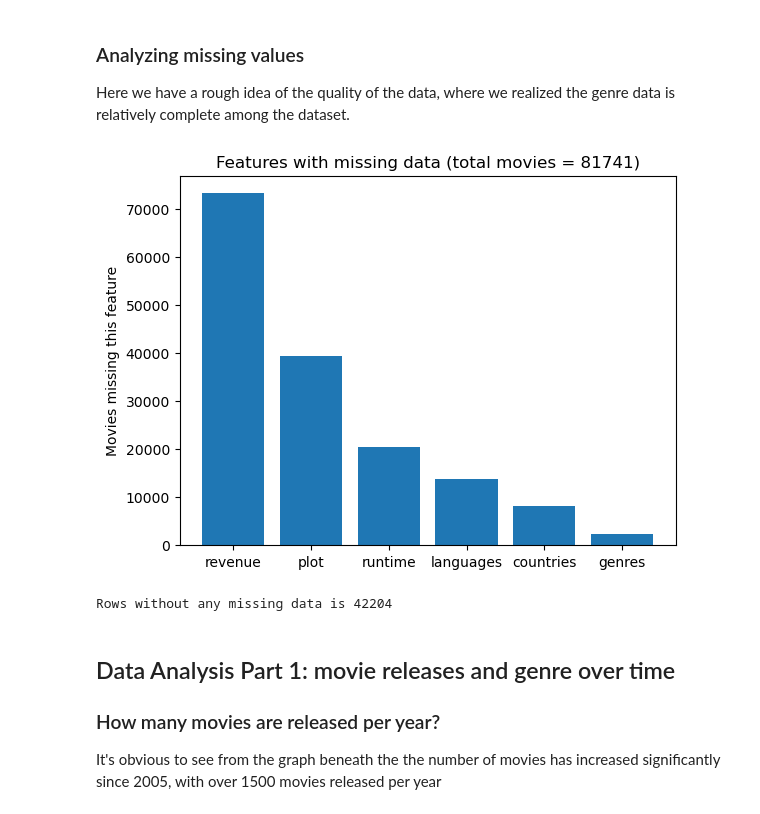
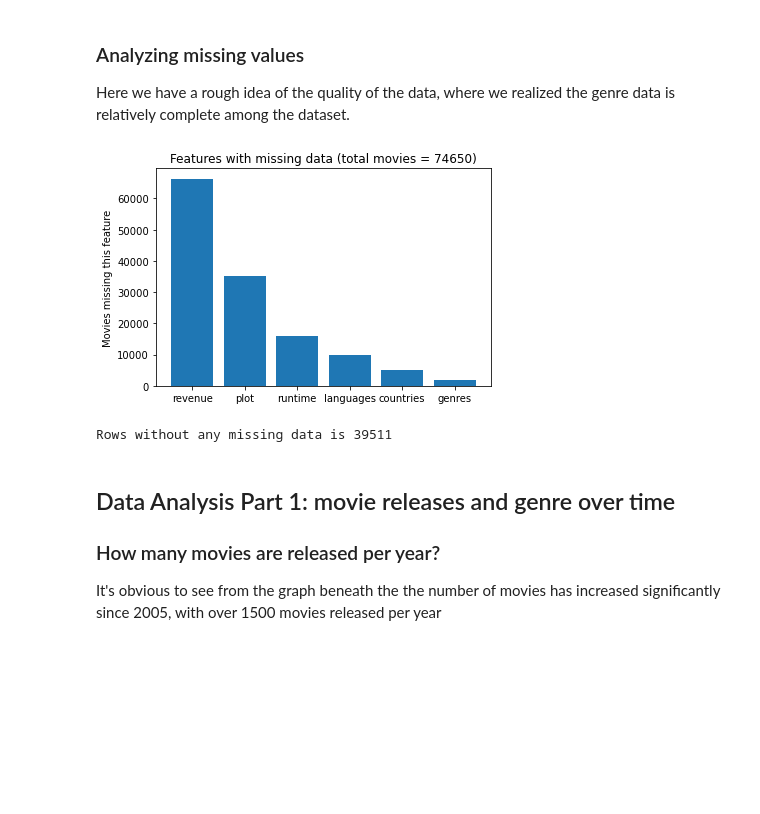
Before and after one commit to epfl-ada/ada-2022-project-adawizardry, a Jupyter notebook: main.ipynb, the cells around one changed output. Saved outputs shown, nothing was run; the diff lists cells and outputs as text; code cells hidden in the pictures; blank space fills up the shorter version.

Commit message:
Removed events prior to 1941, moved outlier filtering in data_cleaning, and plot cdf

```diff
--- a/main.ipynb
+++ b/main.ipynb
@@ -104,6 +104,21 @@ def parse_date(x):
         return np.NaN
     return str(x).split("-")[0]
 
+def remove_outliers(df : pd.DataFrame):
+    """
+    Since we are interested in how movies change over time, we are removing all the values without release_date
+    and we also remove an outlier from 1010 and year 2015 since it's not a full year (it ends in March)
+
+    returns: same dateframe df but with outliers removed
+    """
+    df = df[df['release_date'] != 'nan']
+    df = df[df['release_date'] != '1010']
+    df = df[df['release_date'] != '2013']
+    df = df[df['release_date'] != '2014']
+    df = df[df['release_date'] != '2015']
+    df = df[df['release_date'] != '2016']
+    return df
+
 def data_clean_movies(df):
     # Add plot summaries to the movie dataframe
     df = df.join(plot_df)
@@ -118,8 +133,11 @@ def data_clean_movies(df):
     # Parse release-date to all use the year as an int (don't need increased granularity right now)
     df["release_date"] = df["release_date"].apply(parse_date)
 
+    # Remove certain outliers
+    df = remove_outliers(df)
+
     # Replace missing numeric values with zero and convert to int rather than float
-    for col in ["runtime", "revenue"]:
+    for col in ["runtime", "revenue", "release_date"]:
         df[col] = df[col].fillna(0)
         df[col] = df[col].astype(int)
 
@@ -149,43 +167,33 @@ Here we have a rough idea of the quality of the data, where we realized the genr
 # %%
 def analyze_missing_values(df : pd.DataFrame):
     """
     Checks to what extent we have missing data. For each column, count the number of missing data and plot a bar graph.
     """
 
     # Dictionary from col to missing values count
     missing = {}
     for col in df.columns:
         # Missing are na or empty falsy values such as empty lists
         num_missing = df[col].isna().sum() + (df[col].astype(bool) == False).sum()
         if num_missing > 0:
             missing[col] = num_missing
     missing = sorted(missing.items(), key=lambda x: x[1], reverse=True)
     plt.bar(
         list(map(lambda x : x[0], missing)),
         list(map(lambda x : x[1], missing)),
     )
     plt.title("Features with missing data (total movies = " + str(df.shape[0]) + ")")
     plt.ylabel("Movies missing this feature")
     plt.show()
 
     # Count how many rows are without any missing values
     non_missing = (df.notnull().all(axis="columns") == True).sum()
     print("Rows without any missing data is", non_missing)
 
 analyze_missing_values(movie_df)
-
-# Since we are interested in how movies change over time, we are removing all the values without release_date
-# and we also remove an outlier from 1010 and year 2015 since it's not a full year (it ends in March)
-movie_df['release_date']
-movie_df = movie_df[movie_df['release_date'] != 'nan']
-movie_df = movie_df[movie_df['release_date'] != '1010']
-movie_df = movie_df[movie_df['release_date'] != '2013']
-movie_df = movie_df[movie_df['release_date'] != '2014']
-movie_df = movie_df[movie_df['release_date'] != '2015']
-movie_df = movie_df[movie_df['release_date'] != '2016']
 # %% [output]
-[figure, old version]
+[figure, new version]
-Rows without any missing data is 42204
+Rows without any missing data is 39511
 # %% [markdown]
 ## Data Analysis Part 1: movie releases and genre over time
 ### How many movies are released per year?
```
Also changed, not shown: parts of 9 cells of this notebook, 1 other file.
